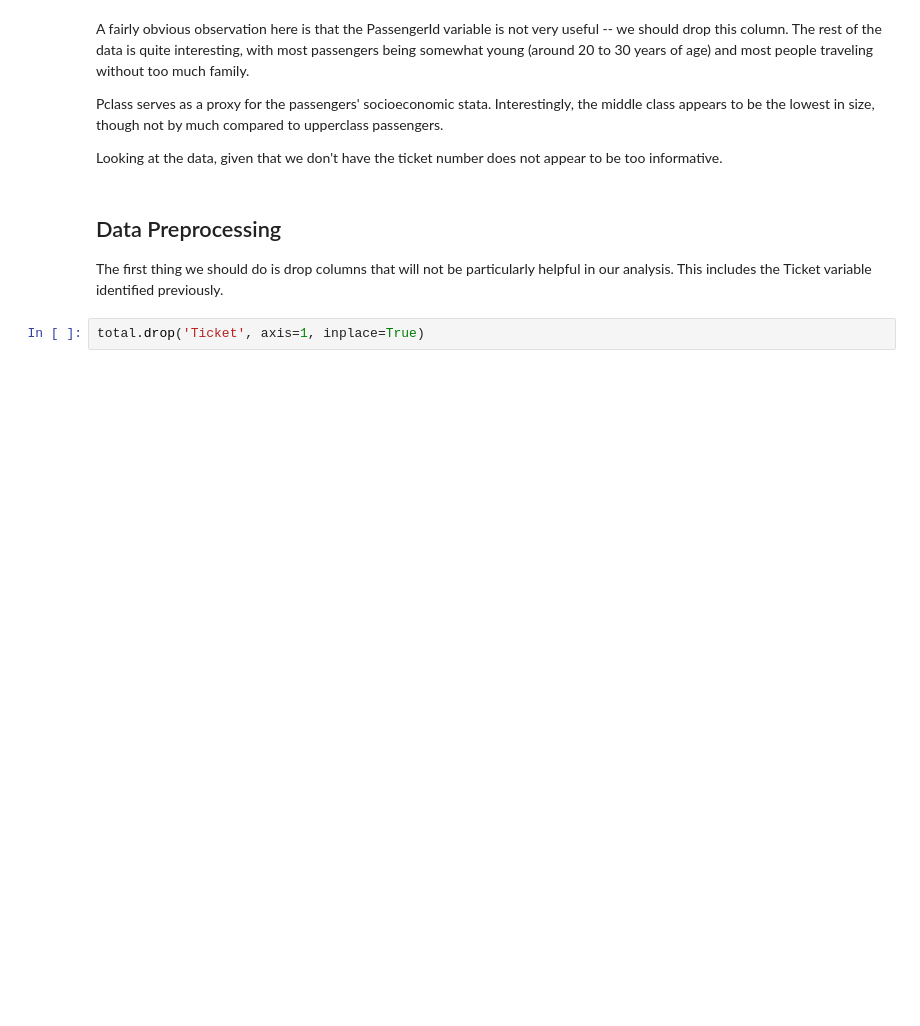
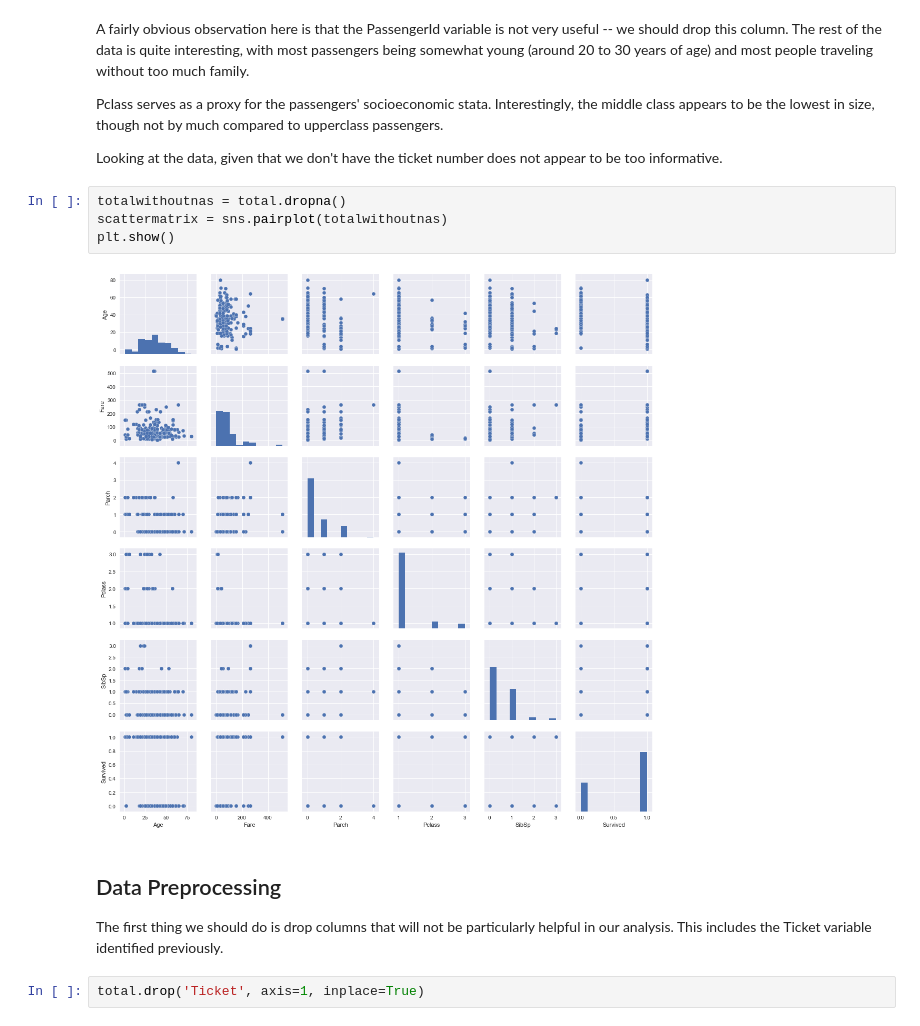
Before and after one commit to rayjustinhuang/Data-Analysis-and-Machine-Learning, a Jupyter notebook: Predicting Survival on the Titanic.ipynb, the cells around one changed output. Saved outputs shown, nothing was run; the diff lists cells and outputs as text; blank space fills up the shorter version.

```diff
--- a/Predicting Survival on the Titanic.ipynb
+++ b/Predicting Survival on the Titanic.ipynb
@@ -96,6 +99,12 @@ A fairly obvious observation here is that the PassengerId variable is not very u
 Pclass serves as a proxy for the passengers' socioeconomic stata. Interestingly, the middle class appears to be the lowest in size, though not by much compared to upperclass passengers.
 
 Looking at the data, given that we don't have  the ticket number does not appear to be too informative.
+# %%
+totalwithoutnas = total.dropna()
+scattermatrix = sns.pairplot(totalwithoutnas)
+plt.show()
+# %% [output]
+[figure, added]
 # %% [markdown]
 ## Data Preprocessing
 
```
Also changed, not shown: parts of 35 cells of this notebook.
